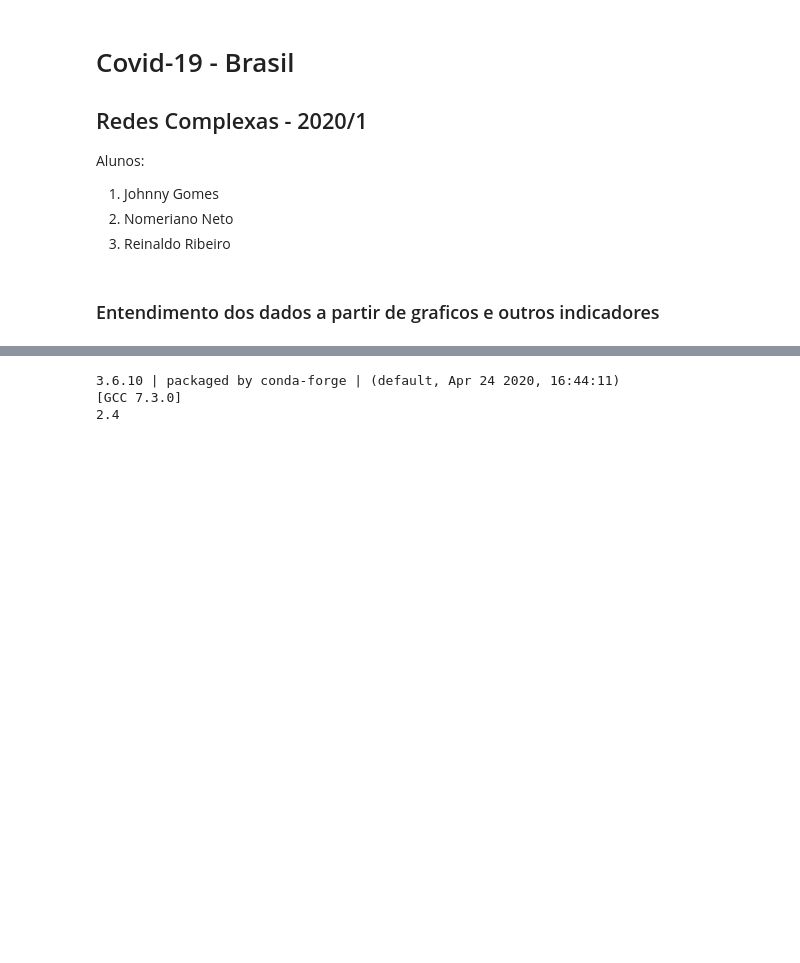
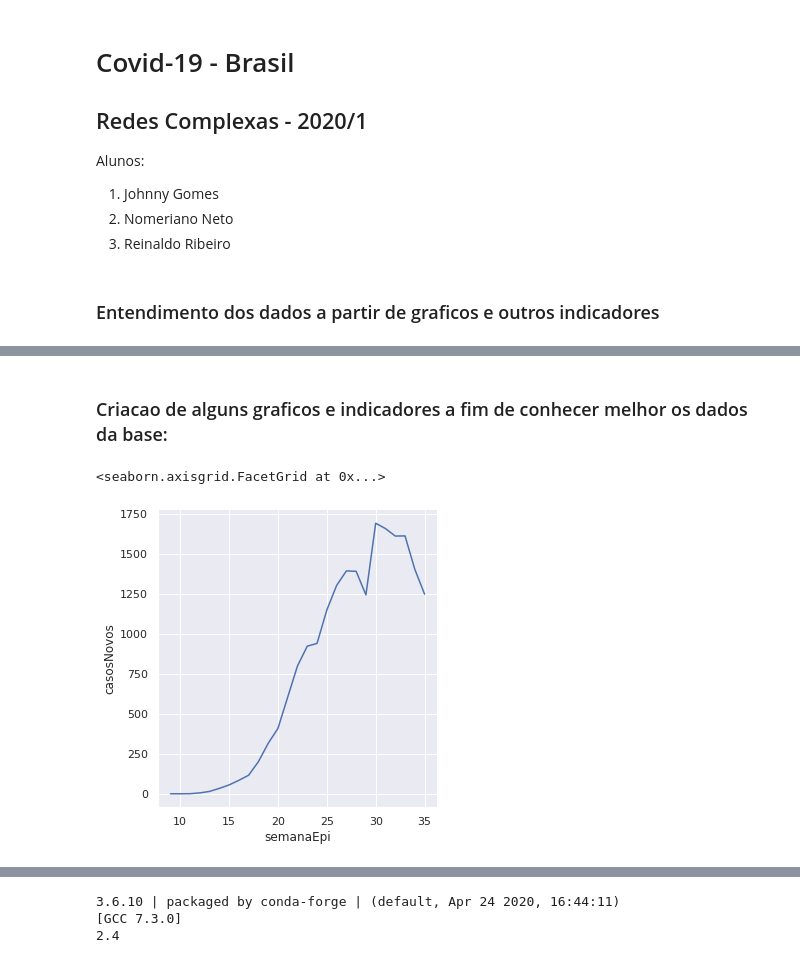
Before and after one commit to JohnnyUFT/RedesComplexas, a Jupyter notebook: Covid19.ipynb, the cells around one changed output, grey strips where cells are left out. Saved outputs shown, nothing was run; the diff lists cells and outputs as text; code cells hidden in the pictures; blank space fills up the shorter version.

Commit message:
add graficos de indicadores

```diff
--- a/Covid19.ipynb
+++ b/Covid19.ipynb
@@ -57,0 +38,11 @@ G = nx.from_pandas_edgelist(df, source='regiao', target='estado')
+# %% [markdown]
+### Criacao de alguns graficos e indicadores a fim de conhecer melhor os dados da base:
+# %%
+# grafico do crescimento de novos casos de coronavirus ao longo das semanas epidemiologicas:
+
+sns.relplot(x='semanaEpi',y='casosNovos',
+            data=df, kind='line', ci=None
+)
+# %% [output]
+<seaborn.axisgrid.FacetGrid at 0x...>
+[figure, added]
```
Also changed, not shown: parts of 64 cells of this notebook, 1 other file.
